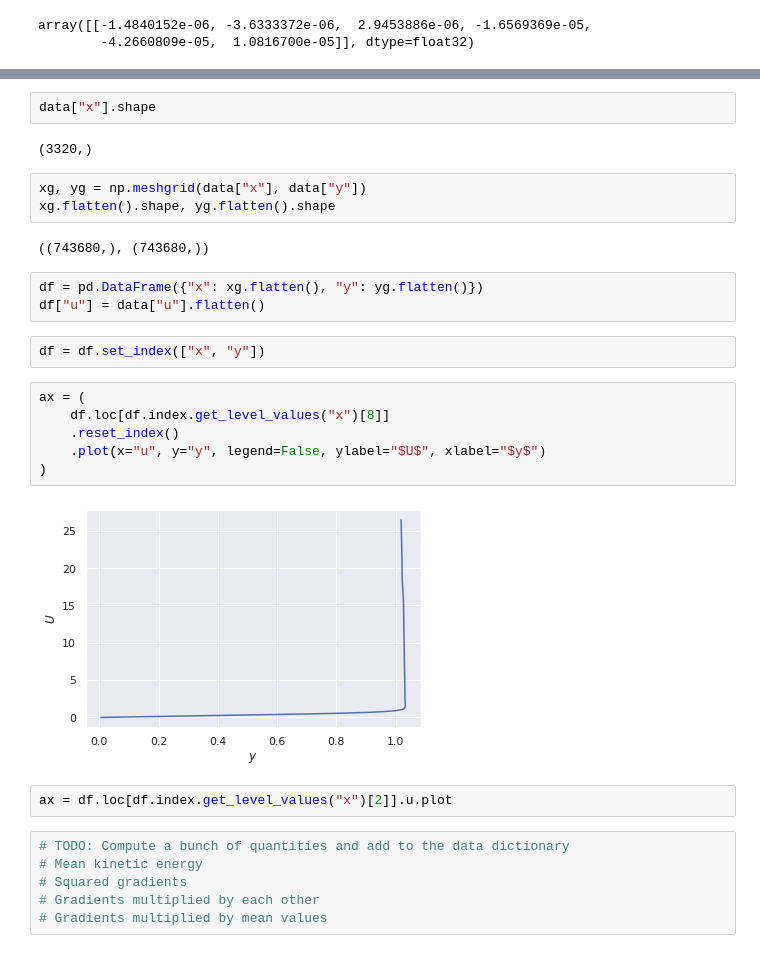
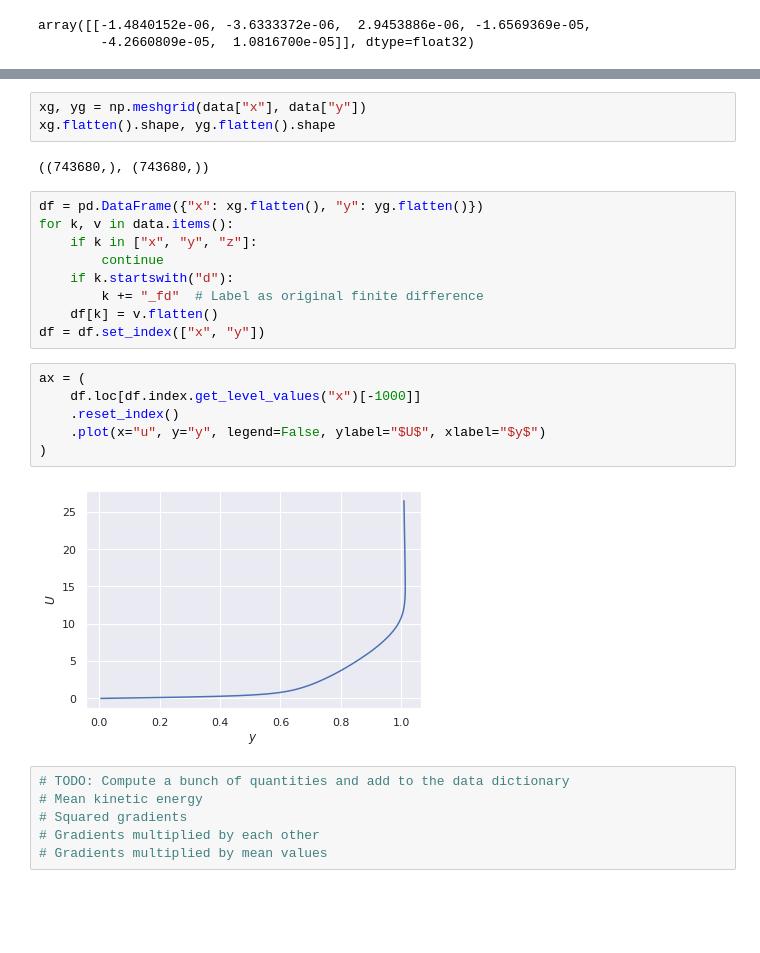
Before and after one commit to petebachant/boundary-layer-turbulence-modeling, a Jupyter notebook: notebook.ipynb, the cells around one changed output, grey strips where cells are left out. Cells and saved outputs as stored; diff of their text form; blank space fills up the shorter version.

Commit message:
Work on getting all mean data into DataFrame

```diff
--- a/notebook.ipynb
+++ b/notebook.ipynb
@@ -312,27 +304,25 @@ data["u"].shape
-# %%
-data["x"].shape
-# %% [output]
-(3320,)
 # %%
 xg, yg = np.meshgrid(data["x"], data["y"])
 xg.flatten().shape, yg.flatten().shape
 # %% [output]
 ((743680,), (743680,))
-# %%
-df = pd.DataFrame({"x": xg.flatten(), "y": yg.flatten()})
-df["u"] = data["u"].flatten()
-# %%
-df = df.set_index(["x", "y"])
+# %%
+df = pd.DataFrame({"x": xg.flatten(), "y": yg.flatten()})
+for k, v in data.items():
+    if k in ["x", "y", "z"]:
+        continue
+    if k.startswith("d"):
+        k += "_fd"  # Label as original finite difference
+    df[k] = v.flatten()
+df = df.set_index(["x", "y"])
 # %%
 ax = (
-    df.loc[df.index.get_level_values("x")[8]]
+    df.loc[df.index.get_level_values("x")[-1000]]
     .reset_index()
     .plot(x="u", y="y", legend=False, ylabel="$U$", xlabel="$y$")
 )
 # %% [output]
-[figure, old version]
+[figure, new version]
-# %%
-ax = df.loc[df.index.get_level_values("x")[2]].u.plot
 # %%
 # TODO: Compute a bunch of quantities and add to the data dictionary
 # Mean kinetic energy
```
Also changed, not shown: parts of 2 cells of this notebook.
